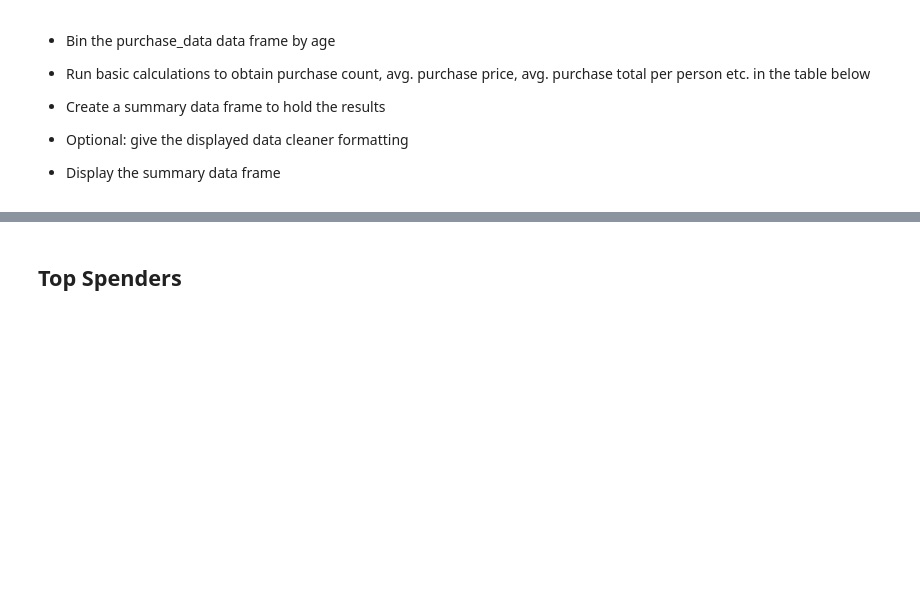
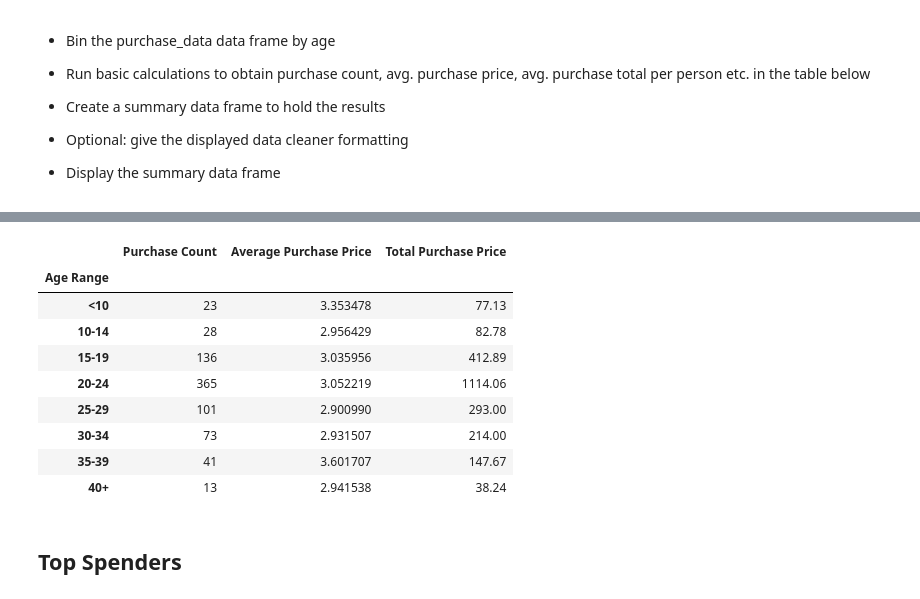
Before and after one commit to george-simon/pandas-challenge, a Jupyter notebook: HeroesOfPymoli/HeroesOfPymoli_starter.ipynb, the cells around one changed output, grey strips where cells are left out. Saved outputs shown, nothing was run; the diff lists cells and outputs as text; code cells hidden in the pictures; blank space fills up the shorter version.

```diff
--- a/HeroesOfPymoli/HeroesOfPymoli_starter.ipynb
+++ b/HeroesOfPymoli/HeroesOfPymoli_starter.ipynb
@@ -225,3 +276,28 @@ analysis_gender
+# %%
+#Purchase Count -> groupby Age Range > Purchase ID.count()
+age_purchase_count = purchase_data.groupby("Age Range").count()["Purchase ID"]
+
+#Average Purchase Price -> groupby Age Range > Price.mean()
+age_avg_purchase_price = purchase_data.groupby("Age Range").mean()["Price"]
+
+#Total Purchase Price -> groupby Age Range > Price.sum()
+age_total_purchase = purchase_data.groupby("Age Range").sum()["Price"]
+
+#summary draft
+age_analy = pd.DataFrame({"Purchase Count ": age_purchase_count, "Average Purchase Price": age_avg_purchase_price ,\
+                             "Total Purchase Price" : age_total_purchase })
+age_analy
+# %% [output]
+|  | Purchase Count | Average Purchase Price | Total Purchase Price |
+| Age Range |  |  |  |
+| <10 | 23 | 3.353478 | 77.13 |
+| 10-14 | 28 | 2.956429 | 82.78 |
+| 15-19 | 136 | 3.035956 | 412.89 |
+| 20-24 | 365 | 3.052219 | 1114.06 |
+| 25-29 | 101 | 2.900990 | 293.00 |
+| 30-34 | 73 | 2.931507 | 214.00 |
+| 35-39 | 41 | 3.601707 | 147.67 |
+| 40+ | 13 | 2.941538 | 38.24 |
 # %% [markdown]
 ## Top Spenders
 # %% [markdown]
```
Also changed, not shown: parts of 21 cells of this notebook.
